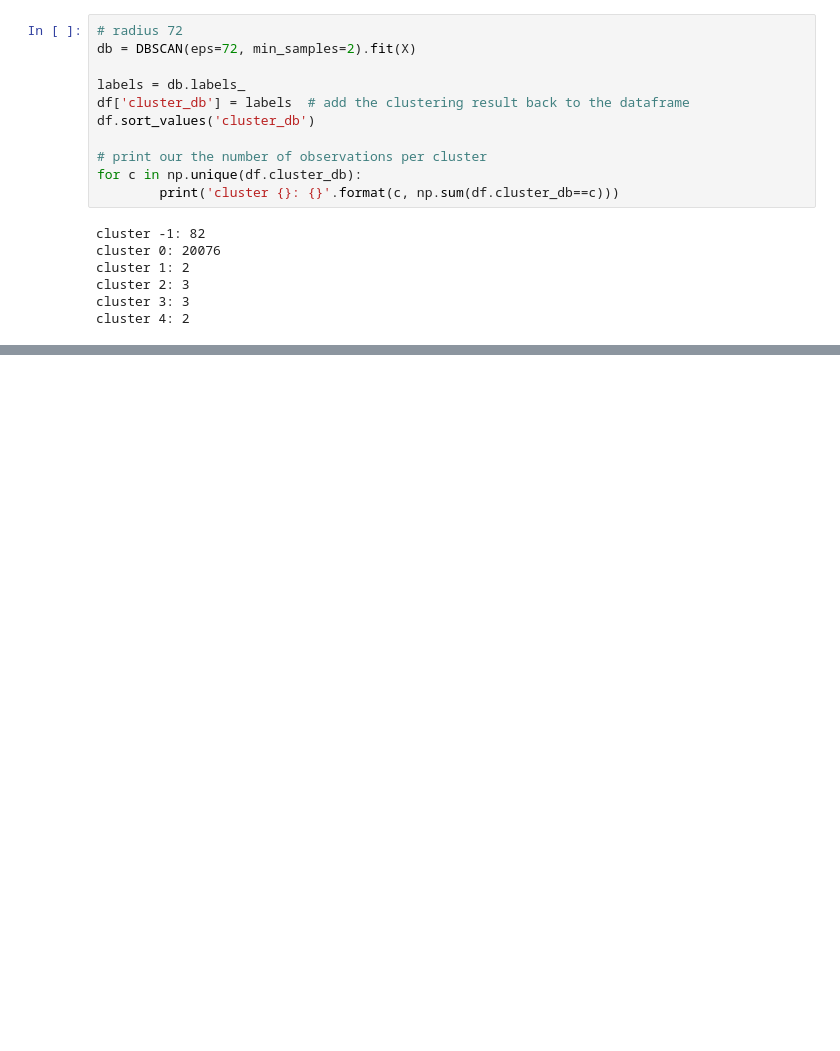
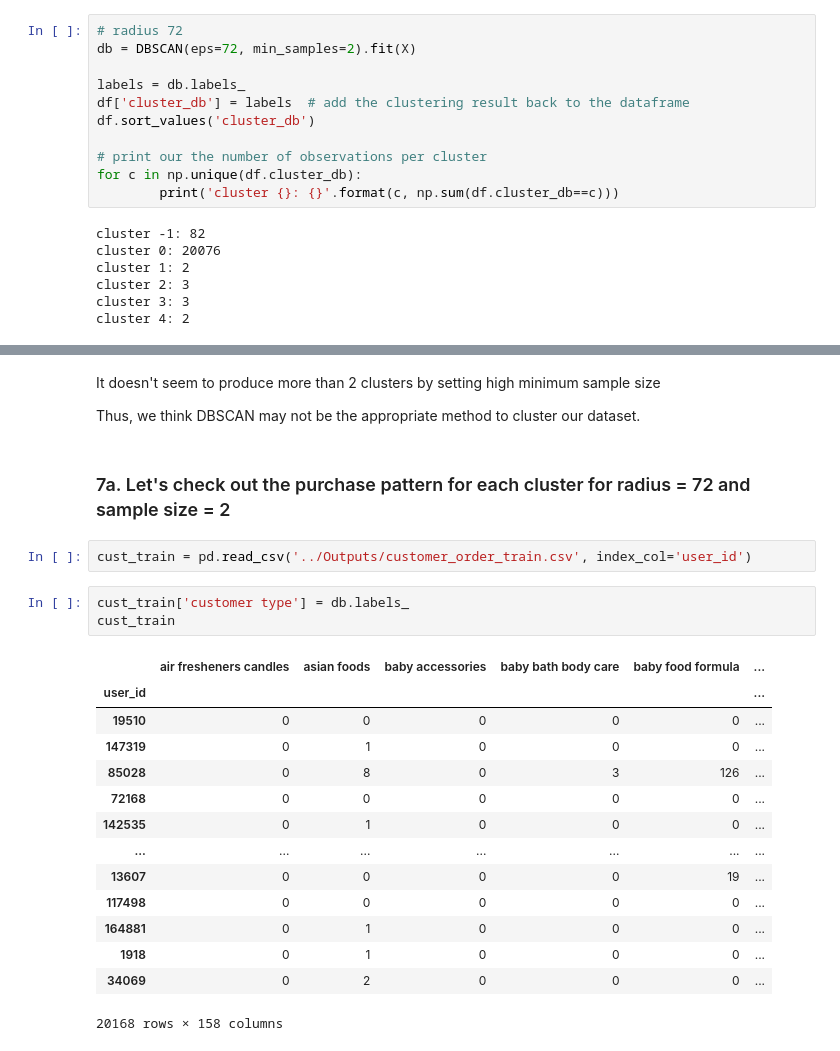
Before and after one commit to arthurcw/NWDS_Instacart, a Jupyter notebook: CustomerSegmentation/3_DBSCAN.ipynb, the cells around one changed output, grey strips where cells are left out. Saved outputs shown, nothing was run; the diff lists cells and outputs as text; blank space fills up the shorter version.

```diff
--- a/CustomerSegmentation/3_DBSCAN.ipynb
+++ b/CustomerSegmentation/3_DBSCAN.ipynb
@@ -306,0 +347,26 @@ Thus, we think DBSCAN may not be the appropriate method to cluster our dataset.
+# %% [markdown]
+It doesn't seem to produce more than 2 clusters by setting high minimum sample size
+
+Thus, we think DBSCAN may not be the appropriate method to cluster our dataset.
+# %% [markdown]
+### 7a. Let's check out the purchase pattern for each cluster for radius = 72 and sample size = 2
+# %%
+cust_train = pd.read_csv('../Outputs/customer_order_train.csv', index_col='user_id')
+# %%
+cust_train['customer type'] = db.labels_
+cust_train
+# %% [output]
+|  | air fresheners candles | asian foods | baby accessories | baby bath body care | baby food formula | ... |
+| user_id |  |  |  |  |  | ... |
+| 19510 | 0 | 0 | 0 | 0 | 0 | ... |
+| 147319 | 0 | 1 | 0 | 0 | 0 | ... |
+| 85028 | 0 | 8 | 0 | 3 | 126 | ... |
+| 72168 | 0 | 0 | 0 | 0 | 0 | ... |
+| 142535 | 0 | 1 | 0 | 0 | 0 | ... |
+| ... | ... | ... | ... | ... | ... | ... |
+| 13607 | 0 | 0 | 0 | 0 | 19 | ... |
+| 117498 | 0 | 0 | 0 | 0 | 0 | ... |
+| 164881 | 0 | 1 | 0 | 0 | 0 | ... |
+| 1918 | 0 | 1 | 0 | 0 | 0 | ... |
+| 34069 | 0 | 2 | 0 | 0 | 0 | ... |
+20168 rows × 158 columns
```
Also changed, not shown: parts of 19 cells of this notebook, 1 other file.
